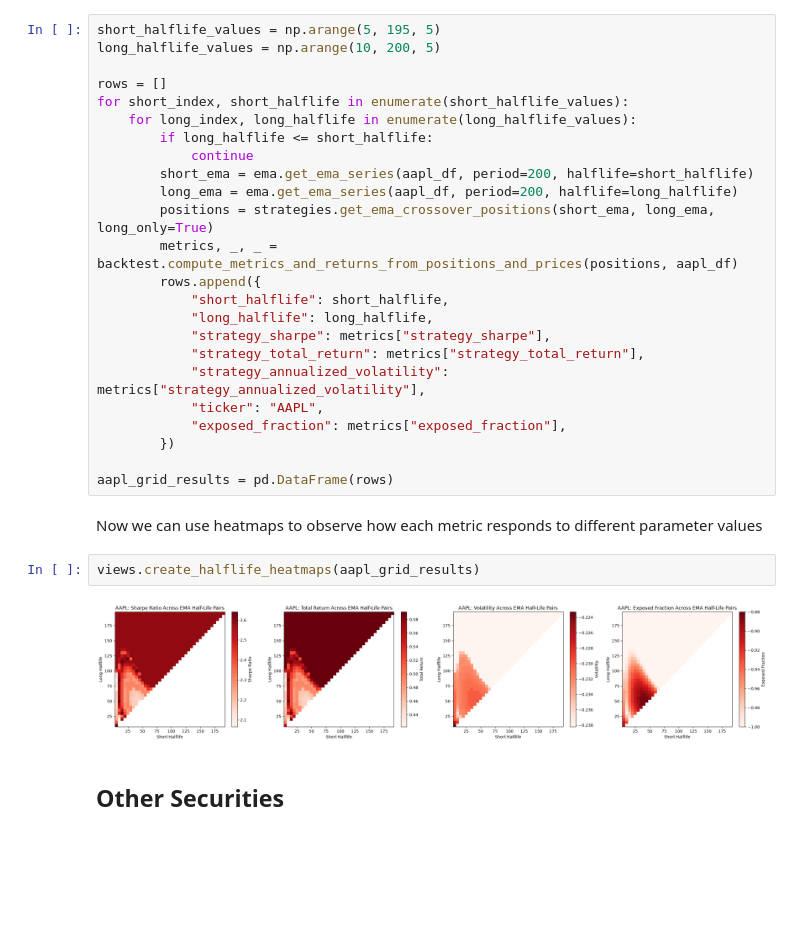
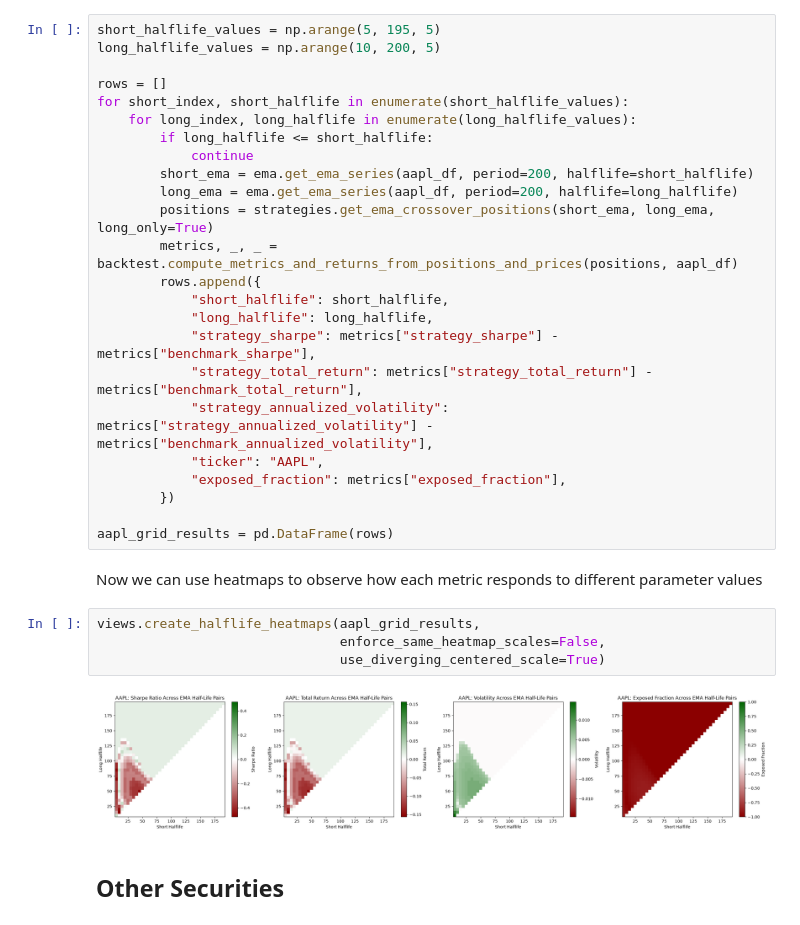
Before and after one commit to charlien74/systematic-trading-research, a Jupyter notebook: notebooks/01_exponential_moving_averages.ipynb, the cells around one changed output. Drawn from its saved outputs; the diff is of its cells as text; blank space fills up the shorter version.

```diff
--- a/notebooks/01_exponential_moving_averages.ipynb
+++ b/notebooks/01_exponential_moving_averages.ipynb
@@ -205,9 +205,9 @@ for short_index, short_halflife in enumerate(short_halflife_values):
         rows.append({
             "short_halflife": short_halflife,
             "long_halflife": long_halflife,
-            "strategy_sharpe": metrics["strategy_sharpe"],
-            "strategy_total_return": metrics["strategy_total_return"],
-            "strategy_annualized_volatility": metrics["strategy_annualized_volatility"],
+            "strategy_sharpe": metrics["strategy_sharpe"] - metrics["benchmark_sharpe"],
+            "strategy_total_return": metrics["strategy_total_return"] - metrics["benchmark_total_return"],
+            "strategy_annualized_volatility": metrics["strategy_annualized_volatility"] - metrics["benchmark_annualized_volatility"],
             "ticker": "AAPL",
             "exposed_fraction": metrics["exposed_fraction"],
         })
@@ -216,9 +216,11 @@ aapl_grid_results = pd.DataFrame(rows)
 # %% [markdown]
 Now we can use heatmaps to observe how each metric responds to different parameter values
 # %%
-views.create_halflife_heatmaps(aapl_grid_results)
+views.create_halflife_heatmaps(aapl_grid_results,
+                               enforce_same_heatmap_scales=False,
+                               use_diverging_centered_scale=True)
 # %% [output]
-[figure, old version]
+[figure, new version]
 # %% [markdown]
 ## Other Securities
 # %%
```
Also changed, not shown: parts of 6 cells of this notebook, 1 other file.
